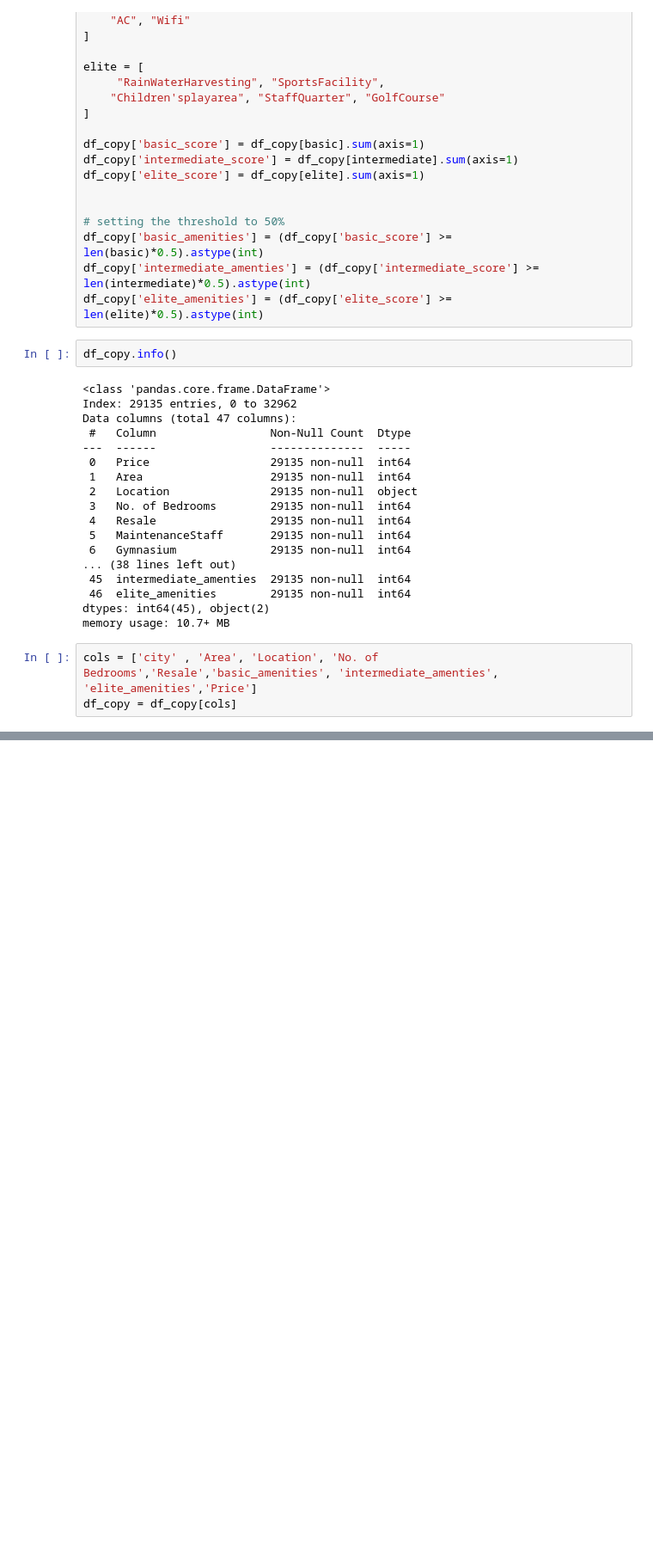
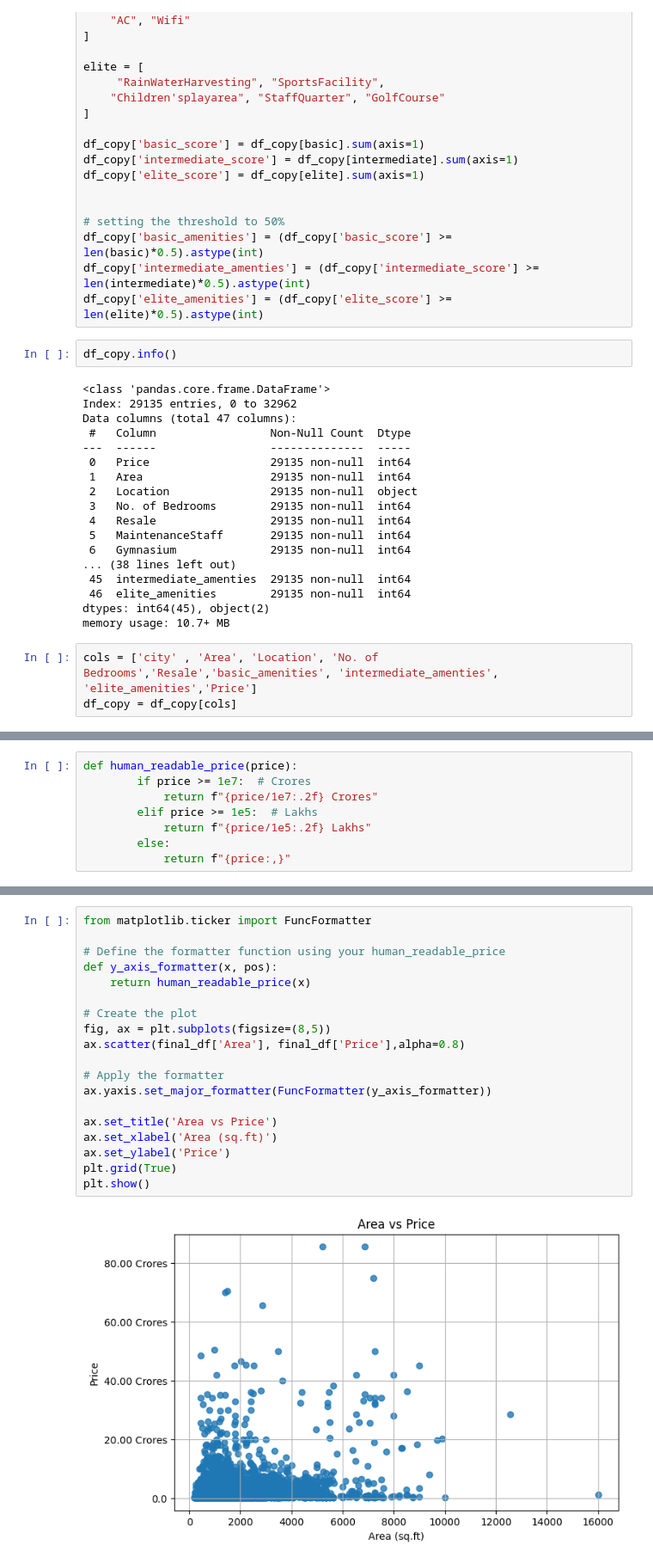
Before and after one commit to AdityaKumbhar21/House_Price_Prediction, a Jupyter notebook: notebooks/01_EDA.ipynb, the cells around one changed output, grey strips where cells are left out. Shown: that part at 86% size. Saved outputs shown, nothing was run; the diff lists cells and outputs as text; blank space fills up the shorter version.

```diff
--- a/notebooks/01_EDA.ipynb
+++ b/notebooks/01_EDA.ipynb
@@ -173,0 +199,8 @@ df_copy.head()
+# %%
+def human_readable_price(price):
+        if price >= 1e7:  # Crores
+            return f"{price/1e7:.2f} Crores"
+        elif price >= 1e5:  # Lakhs
+            return f"{price/1e5:.2f} Lakhs"
+        else:
+            return f"{price:,}"
@@ -173,0 +216,21 @@ df_copy.head()
+# %%
+from matplotlib.ticker import FuncFormatter
+
+# Define the formatter function using your human_readable_price
+def y_axis_formatter(x, pos):
+    return human_readable_price(x)
+
+# Create the plot
+fig, ax = plt.subplots(figsize=(8,5))
+ax.scatter(final_df['Area'], final_df['Price'],alpha=0.8)
+
+# Apply the formatter
+ax.yaxis.set_major_formatter(FuncFormatter(y_axis_formatter))
+
+ax.set_title('Area vs Price')
+ax.set_xlabel('Area (sq.ft)')
+ax.set_ylabel('Price')
+plt.grid(True)
+plt.show()
+# %% [output]
+[figure, added]
```
Also changed, not shown: parts of 5 cells of this notebook.
